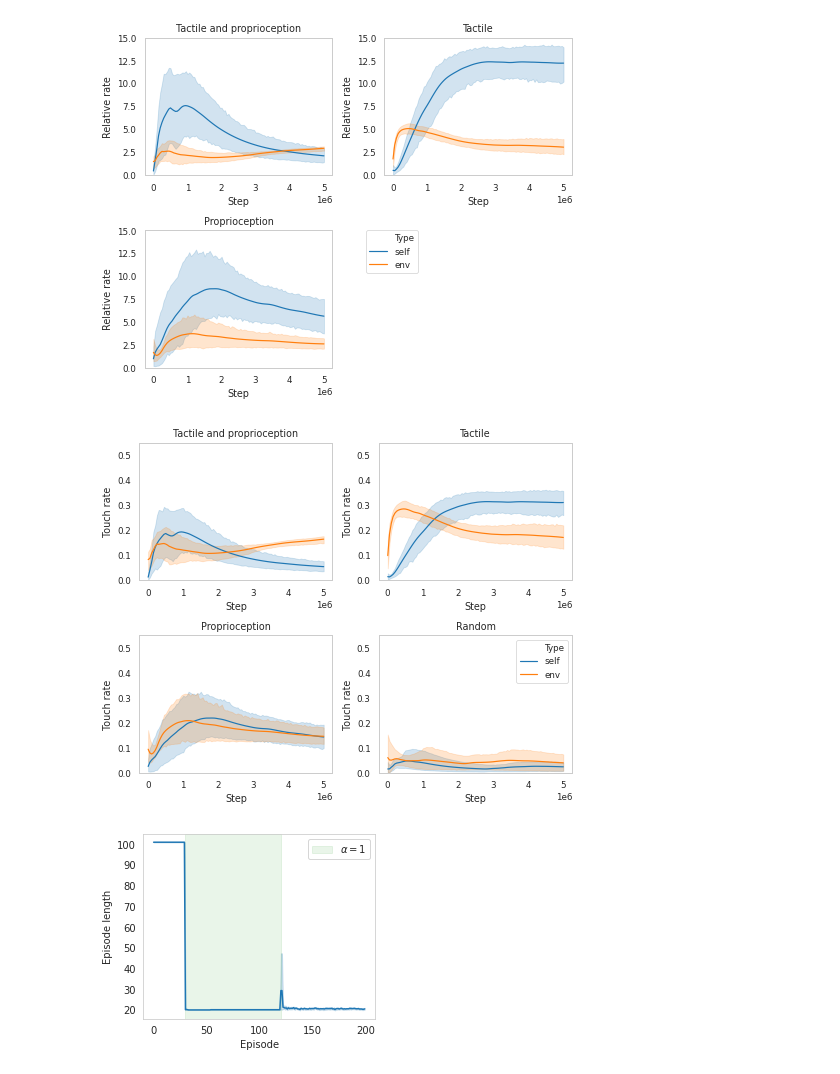
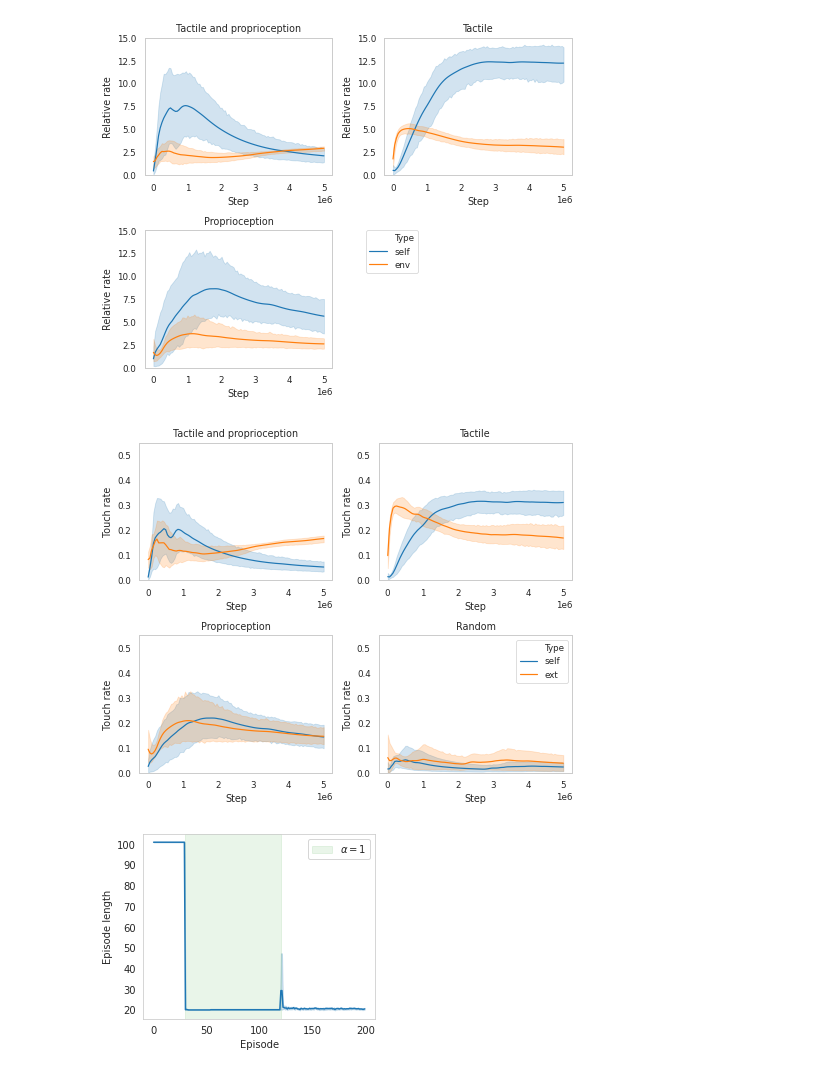
Before and after one commit to timtody/intrinsically_motivated_robotics, a Jupyter notebook: results/forward/Untitled1.ipynb, the cells around one changed output. Cells and saved outputs as stored; diff of their text form; code cells hidden in the pictures.

```diff
--- a/results/forward/Untitled1.ipynb
+++ b/results/forward/Untitled1.ipynb
@@ -267,7 +269,7 @@ fig, axs = plt.subplots(ncols=2, nrows=2, figsize=(6.8, 5.5));
 axs = axs.flatten()
 for ax in axs: ax.set_ylim(0, 0.55)
 
-alpha = 0.2
+alpha = 0.6
 ylabel = 'Touch rate'
 
 produce_plot('tacprop_col_rate_self_other.csv',
@@ -289,34 +291,36 @@ produce_plot('tac_col_rate_self_other.csv',
              alpha=alpha,
              title="Tactile",
              ylabel=ylabel
             )
 produce_plot('prop_old.csv',
              drop_columns=[],
              figname='tpm.pdf',
              ax=axs[2],
              leg=False,
              alpha=0.2,
              max_len=150001,
              title="Proprioception",
              ylabel=ylabel
             )
 produce_plot('rnd_col_rate_self_other.csv',
              drop_columns=['9', '1', '3', '8'],
              figname='tpm.pdf',
              ax=axs[3],
              leg="brief",
              alpha=alpha,
              title="Random",
              transform_other=[reduce_flat],
              ylabel=ylabel
             )
+L=plt.legend()
+L.get_texts()[2].set_text('ext')
 plt.tight_layout()
 plt.ticklabel_format(style='sci', axis='x')
 fig.savefig('all_modes.pdf')
 fig.savefig('all_modes.pgf')
 fig.savefig('all_modes.svg')
 # %% [output]
-[figure, old version]
+[figure, new version]
 # %%
 plt.figure(figsize=(0.6*FIG_W,0.6*FIG_H))
 df_switch = pd.read_csv('../ms1/result_ms1_long_8.csv')
```
Also changed, not shown: parts of 2 cells of this notebook, 11 other files.
